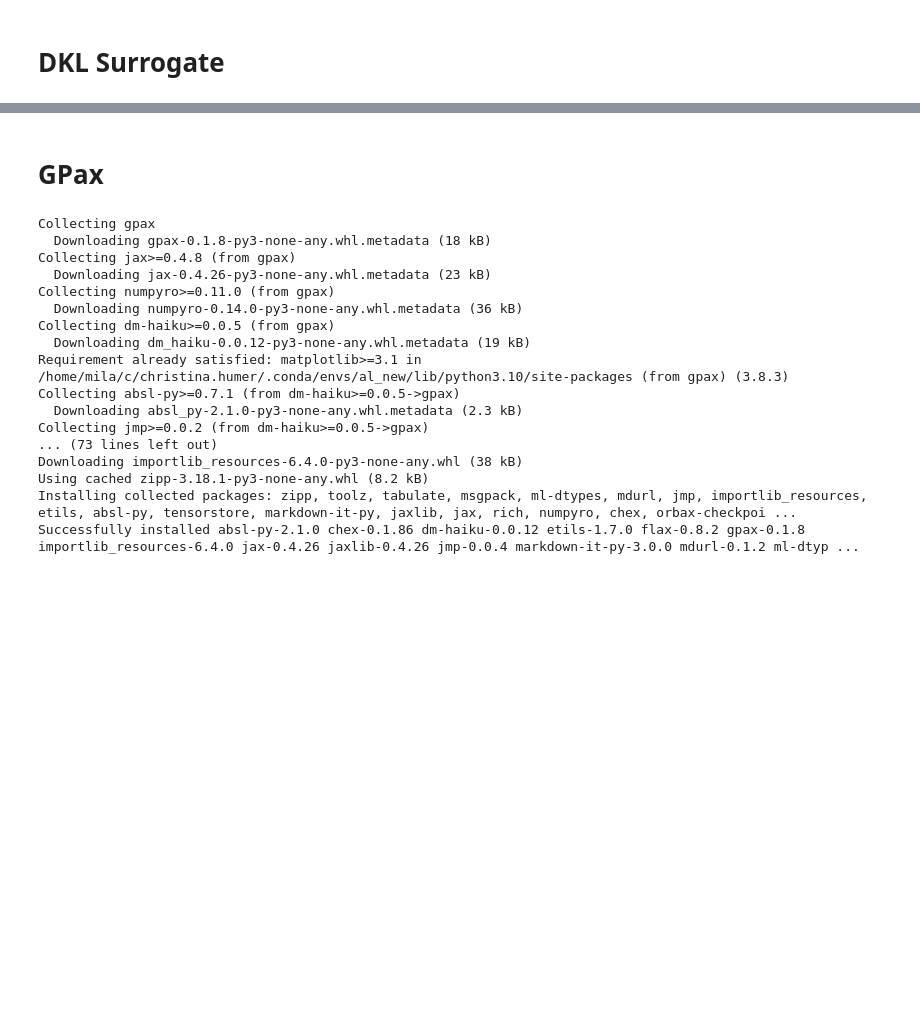
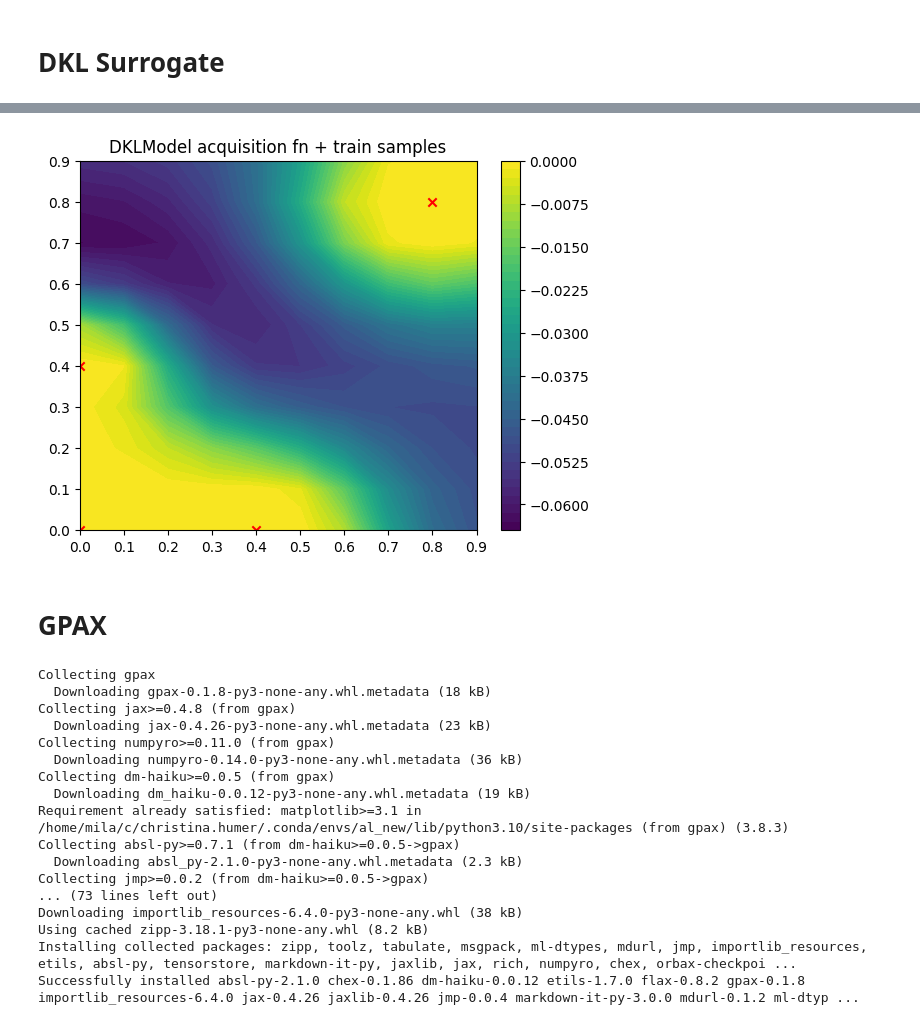
Before and after one commit to alexhernandezgarcia/activelearning, a Jupyter notebook: test_surrogate.ipynb, the cells around one changed output, grey strips where cells are left out. Cells and saved outputs as stored; diff of their text form; code cells hidden in the pictures; blank space fills up the shorter version.

```diff
--- a/test_surrogate.ipynb
+++ b/test_surrogate.ipynb
@@ -56,26 +135,25 @@ candidate_set, xi, yi = dataset_handler.get_candidate_set()
 sample_states, _ = dataset_handler.train_data[:]
 # %%
-from activelearning.surrogate.feature_encoder.mlp import MLP
-
-feature_extractor = MLP()
-
-
+from activelearning.surrogate.gp_surrogate import GPSurrogate
 import gpytorch
 from botorch.models.gp_regression_fidelity import SingleTaskGP
 from botorch.models.transforms.outcome import Standardize
-from activelearning.surrogate.gp_surrogate import DKLSurrogate
+from activelearning.surrogate.feature_encoder.mlp import MLP, Identity
+from activelearning.surrogate.gp_models import SingleTaskDKLModel
 
-surrogate_model = DKLSurrogate(
-    feature_extractor,
-    SingleTaskGP,
+feature_extractor = Identity()
+# feature_extractor = MLP(n_input=2, n_hidden=[1000, 500, 50], n_output=2, float_precision=32)
+
+surrogate = GPSurrogate(
+    32,
+    "cpu",
+    SingleTaskDKLModel,
     gpytorch.mlls.ExactMarginalLogLikelihood,
-    outcome_transform=Standardize(m=1),
+    gpytorch.likelihoods.GaussianLikelihood(),
+    Standardize(m=1),
+    feature_extractor=feature_extractor,
 )
+surrogate.fit(train_data)
+
+from activelearning.acquisition.acquisition import BOTorchAcqHandler
+acq_fn = BOTorchAcqHandler(surrogate.model, "qLowerBoundMaxValueEntropy", float_precision=32)
-# %%
-
-from activelearning.surrogate.surrogate import SurrogatePipeline
-from activelearning.surrogate.acquisition.acquisition import BOTorchAcqHandler
-
-acq_fn = BOTorchAcqHandler("qLowerBoundMaxValueEntropy")
-surrogate_pipeline = SurrogatePipeline(acq_fn, surrogate_model)
-surrogate_pipeline.fit(train_data)
@@ -82,5 +205,14 @@ surrogate_pipeline.fit(train_data)
+# %%
+import torch
+plotter = PlotHelper()
+fig_acq, ax_acq = plotter.plot_function(acq_fn, candidate_set.to(torch.float32).clone().to("cpu"), xi=xi, yi=yi)
+fig_acq, ax_acq = plotter.plot_samples(sample_states, ax_acq, fig_acq)
+ax_acq.set_title("DKLModel acquisition fn + train samples")
+plotter.log_figure(fig_acq, "acq")
+# %% [output]
+[figure, added]
 # %% [markdown]
-# GPax
+# GPAX
 # %%
 # ! pip install gpax
 # %% [output]
```
Also changed, not shown: parts of 9 cells of this notebook, 5 other files.
